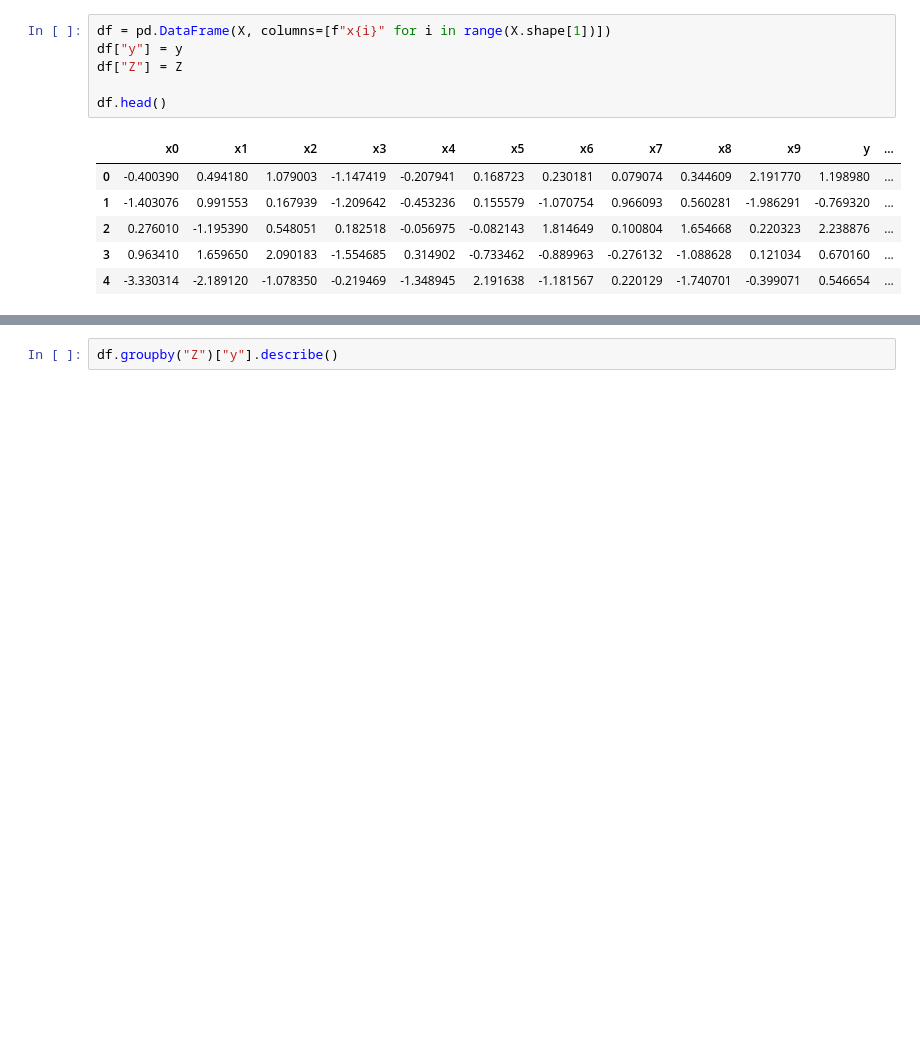
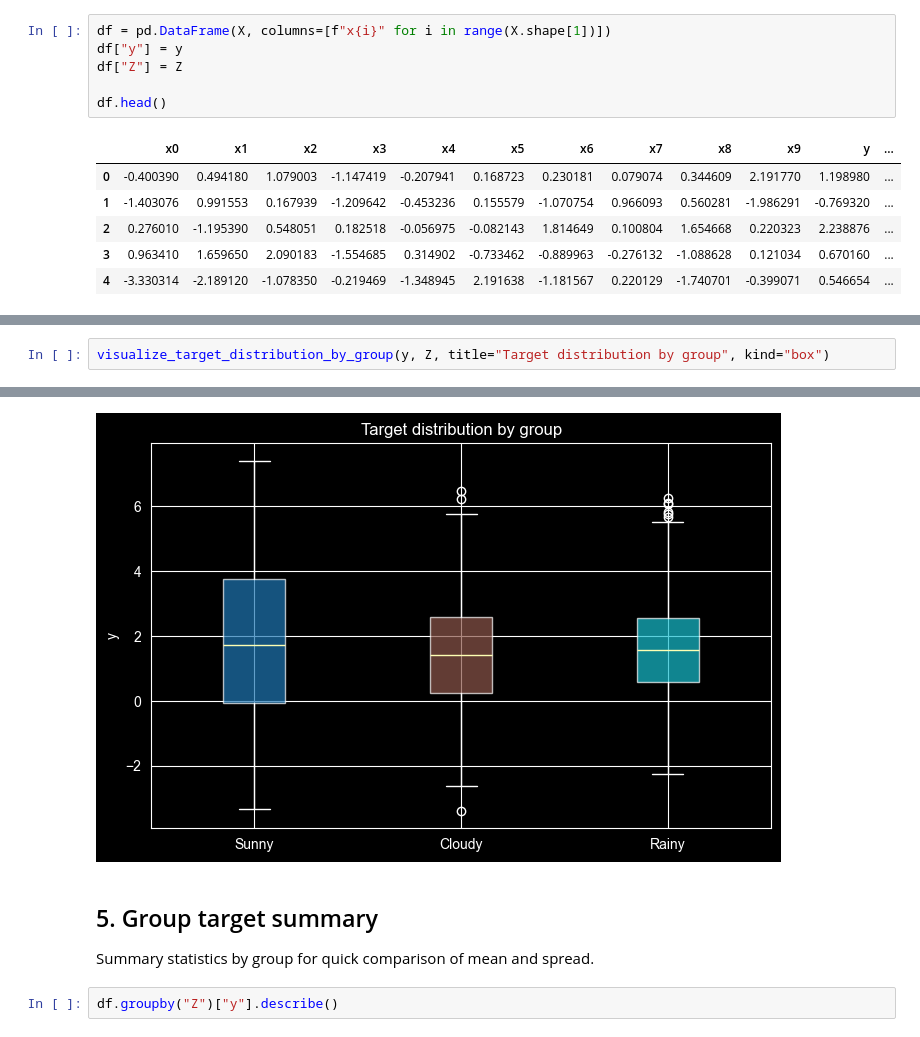
Before and after one commit to miha-plemenitas/unfair-data-generator, a Jupyter notebook: examples/make_unfair_regression.ipynb, the cells around one changed output, grey strips where cells are left out. Cells and saved outputs as stored; diff of their text form; blank space fills up the shorter version.

Commit message:
Update regression example with new visualization of targets distributed by group + edited README for new features and sections

```diff
--- a/examples/make_unfair_regression.ipynb
+++ b/examples/make_unfair_regression.ipynb
@@ -96,0 +124,3 @@ df.head()
+# %%
+visualize_target_distribution_by_group(y, Z, title="Target distribution by group", kind="box")
+# %% [output]
@@ -97,3 +128,8 @@ df.head()
+[figure, added]
+# %% [markdown]
+## 5. Group target summary
+
+Summary statistics by group for quick comparison of mean and spread.
 # %%
 df.groupby("Z")["y"].describe()
 # %% [output]
```
Also changed, not shown: parts of 23 cells of this notebook, 3 other files.
